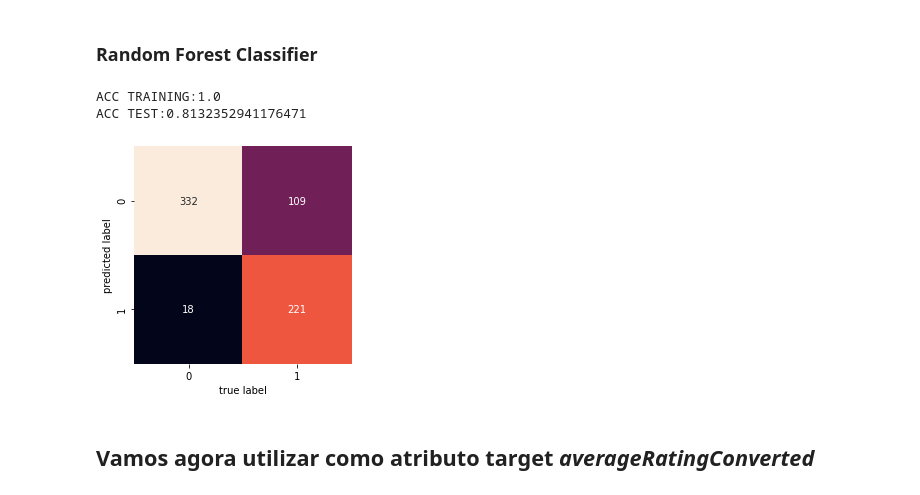
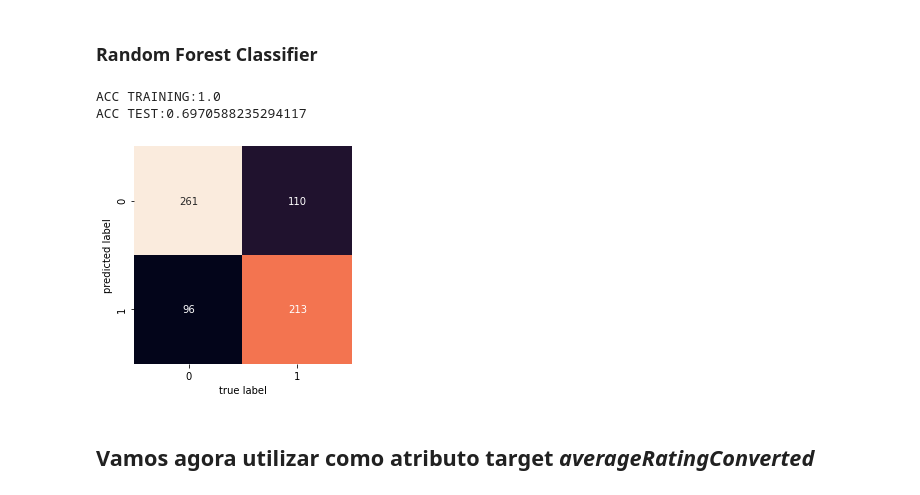
Before and after one commit to danielcti/data-science-project, a Jupyter notebook: dataVisualizationNetflixp2.ipynb, the cells around one changed output. Cells and saved outputs as stored; diff of their text form; code cells hidden in the pictures.

```diff
--- a/dataVisualizationNetflixp2.ipynb
+++ b/dataVisualizationNetflixp2.ipynb
@@ -1290,9 +1361,9 @@ weighted avg       0.69      0.69      0.69       680
 # %%
 from sklearn.naive_bayes import GaussianNB
 model = GaussianNB()
-model.fit(Xtrain, ytrain)
-y_model = model.predict(Xtest)
-ypred_train = model.predict(Xtrain)
+model.fit(X_train, y_train)
+y_model = model.predict(X_test)
+ypred_train = model.predict(X_train)
 # %%
 from sklearn.metrics import accuracy_score
 from sklearn.metrics import accuracy_score
@@ -1391,25 +1462,25 @@ from sklearn.model_selection import train_test_split
 from sklearn.ensemble import RandomForestClassifier
 
 model = RandomForestClassifier(n_estimators=1000)
-model.fit(Xtrain, ytrain)
-ypred = model.predict(Xtest)
-ypred_train = model.predict(Xtrain)
+model.fit(X_train, y_train)
+ypred = model.predict(X_test)
+ypred_train = model.predict(X_train)
 # %%
 
 from sklearn.metrics import accuracy_score
-print("ACC TRAINING:" + str(accuracy_score(ytrain, ypred_train)))
-print("ACC TEST:" + str(accuracy_score(ytest, ypred)))
+print("ACC TRAINING:" + str(accuracy_score(y_train, ypred_train)))
+print("ACC TEST:" + str(accuracy_score(y_test, ypred)))
 # %% [output]
 ACC TRAINING:1.0
-ACC TEST:0.8132352941176471
+ACC TEST:0.6970588235294117
 # %%
 from sklearn.metrics import confusion_matrix
-mat = confusion_matrix(ytest, ypred)
+mat = confusion_matrix(y_test, ypred)
 sns.heatmap(mat.T, square=True, annot=True, fmt='d', cbar=False)
 plt.xlabel('true label')
 plt.ylabel('predicted label');
 # %% [output]
-[figure, old version]
+[figure, new version]
 # %% [markdown]
 ## Vamos agora utilizar como atributo target *averageRatingConverted*
 # %%
```
Also changed, not shown: parts of 67 cells of this notebook.
